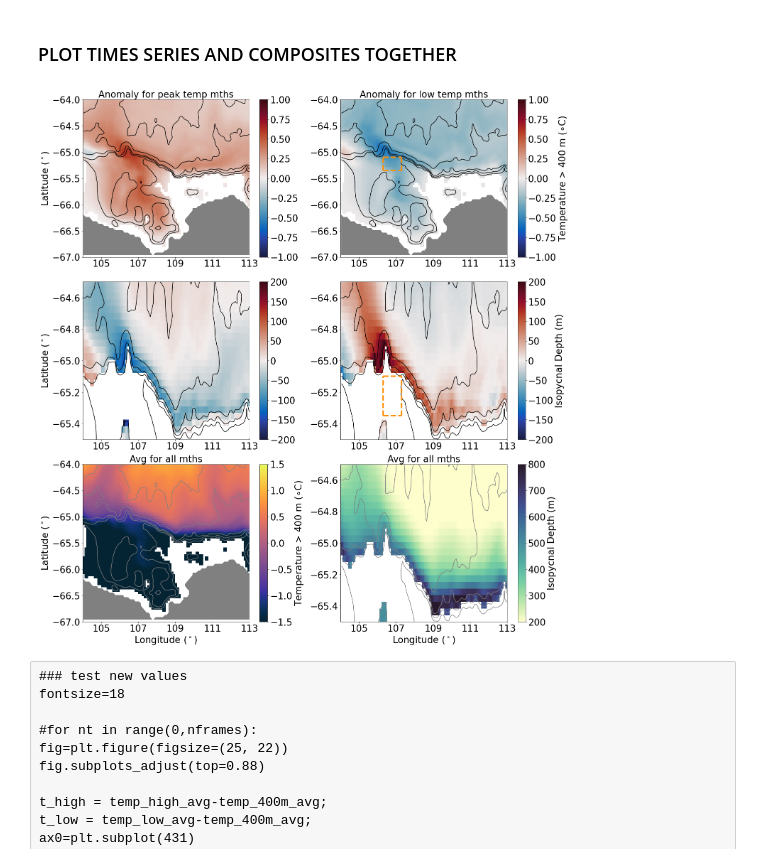
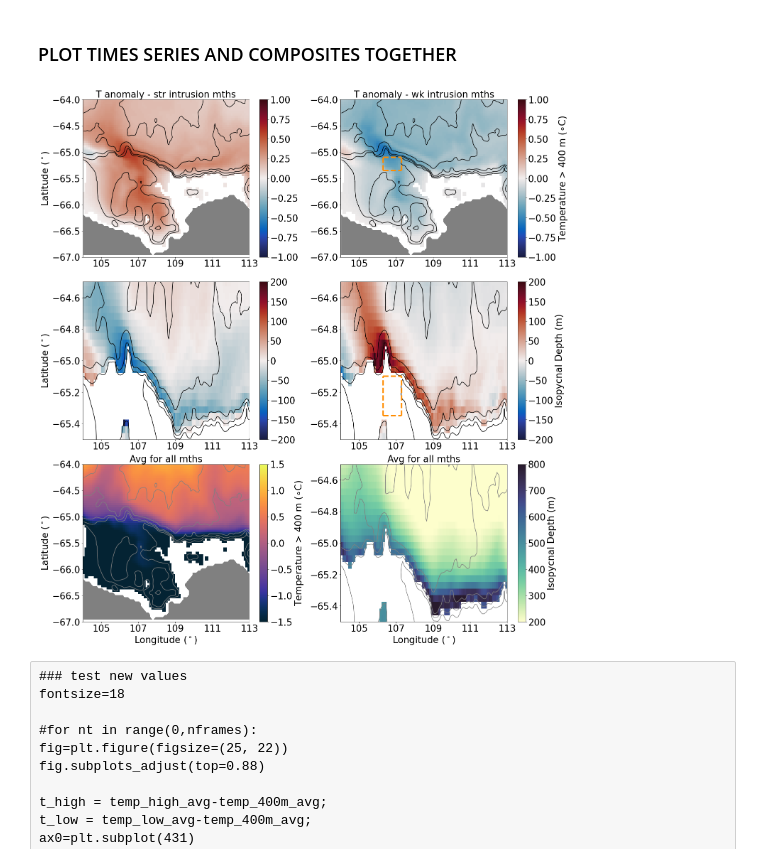
Before and after one commit to ribeiron/ScriptsChapter3, a Jupyter notebook: Fig4.ipynb, the cells around one changed output. Saved outputs shown, nothing was run; the diff lists cells and outputs as text; code cells hidden in the pictures.

Commit message:
subplot title update

```diff
--- a/Fig4.ipynb
+++ b/Fig4.ipynb
@@ -527,7 +527,7 @@ pc = plt.pcolormesh(t_high.xt_ocean,t_high.yt_ocean,
                         t_high, cmap = cmocean.balance,
                         vmin=-1,vmax=1)
 #plt.title('Anomaly for Str Heat Flux (Y) yrs',fontsize=fontsize)
-plt.title('Anomaly for peak temp mths',fontsize=fontsize)
+plt.title('T anomaly - str intrusion mths',fontsize=fontsize)
         #plot contours
 plt.contour(ht.xt_ocean,ht.yt_ocean,ht,levels=[500,700,1000,2000,3000],colors='k',linewidth=.5)
 #plt.contour(ht.xt_ocean,ht.yt_ocean,ht,levels=[1000,2000],colors='b',linewidth=5)
@@ -554,7 +554,7 @@ pc = plt.pcolormesh(t_low.xt_ocean,t_low.yt_ocean,
                        t_low, cmap = cmocean.balance,
                         vmin=-1,vmax=1)
 #plt.title('Anomaly for Weak Heat Flux (Y) yrs',fontsize=fontsize)
-plt.title('Anomaly for low temp mths',fontsize=fontsize)
+plt.title('T anomaly - wk intrusion mths',fontsize=fontsize)
         #plot contours
 plt.contour(ht.xt_ocean,ht.yt_ocean,ht,levels=[500,700,1000,2000,3000],colors='k',linewidth=.5)
         # plot the land:
@@ -668,34 +668,34 @@ plt.ylabel('Latitude ($^\circ$)',fontsize=fontsize)
 ax0=plt.subplot(3,2,6)
 pc = plt.pcolormesh(iso_avg.xt_ocean,iso_avg.yt_ocean,
                         iso_avg, cmap = cmocean.deep,
                         vmin=200,vmax=800)
 #plt.title('Avg for all yrs',fontsize=fontsize)
         #plot contours
 plt.contour(ht.xt_ocean,ht.yt_ocean,ht,levels=[500,700,1000,2000,3000],colors='grey',linewidth=.5)
         # plot the land:
 plt.contourf(ht.xt_ocean,ht.yt_ocean,land_mask,colors='grey')
 plt.title('Avg for all mths',fontsize=fontsize)
         # labels etc:
         #plt.xlabel('Longitude',fontsize=fontsize)
 #plt.title(mth[nt] +' '+ str(yr[nt]),fontsize=fontsize)
 plt.tick_params(labelsize=fontsize)
         #lim
 plt.ylim((-65.5, -64.5))
 plt.xlim((-255, -246))
         # colorbar:
 cbar=plt.colorbar(pc,orientation='vertical',extend='neither')
 cbar.ax.tick_params(labelsize=fontsize)
 ax0.set_xticklabels([-255+359,-254+359,-252+359,-250+359,-248+359,-246+359])
 #plt.ylabel('Latitude ($^\circ$)',fontsize=fontsize)
 plt.xlabel('Longitude ($^\circ$)',fontsize=fontsize)
 cbar.set_label(r'Isopycnal Depth (m)', fontsize = fontsize,labelpad=5)
 
 fig.tight_layout()
 figdir = '/g/data/v45/ns3783/ScriptsChapter3/Figures'
 filestr = figdir+'/fig3a_ch4.png'
 plt.savefig(filestr,dpi=600,bbox_inches='tight')
 # %% [output]
-[figure, old version]
+[figure, new version]
 # %%
 ### test new values
 fontsize=26
```
Also changed, not shown: parts of 1 cell of this notebook, 2 other files.
